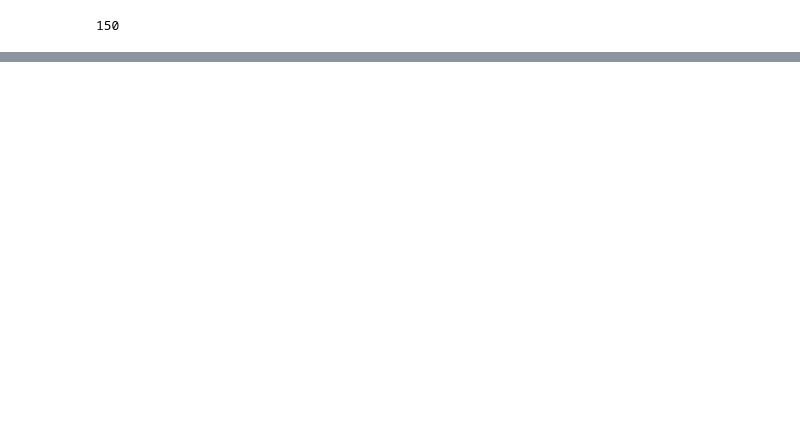
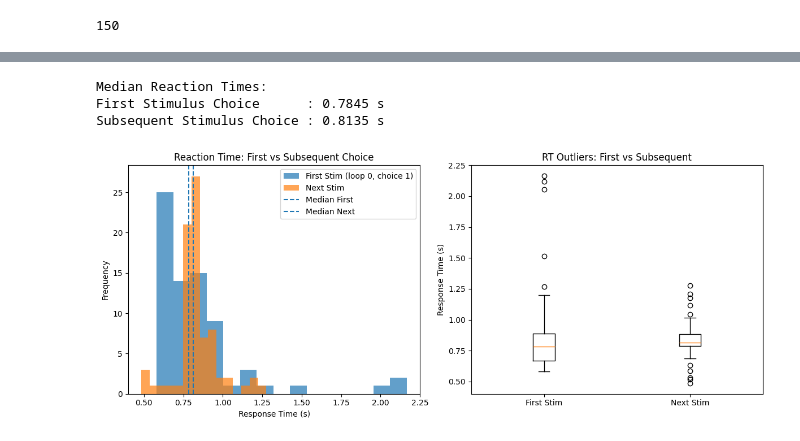
Before and after one commit to Jealiee/Parkinsons-Signal-Analysis, a Jupyter notebook: main.ipynb, the cells around one changed output, grey strips where cells are left out. Cells and saved outputs as stored; diff of their text form; code cells hidden in the pictures; blank space fills up the shorter version.

```diff
--- a/main.ipynb
+++ b/main.ipynb
@@ -86,0 +182,49 @@ df.to_csv(output_path,index=False)
+# %%
+# Check reaction time median between 1st shown symbol and any subsequent symbol
+df = pd.read_csv(output_path)
+
+df["choice_type"] = df.apply(
+    lambda row: (
+        "first stim"
+        if (row["loop"] == 0 and row["chosen_symbol"] == 1)
+        else "next stim"
+    ),
+    axis=1,
+)
+
+median_rt = df.groupby("choice_type")["response_time"].median()
+
+print("Median Reaction Times:")
+print(f"First Stimulus Choice      : {median_rt.get('first stim', float('nan')):.4f} s")
+print(f"Subsequent Stimulus Choice : {median_rt.get('next stim', float('nan')):.4f} s")
+
+rt_first = df[df["choice_type"] == "first stim"]["response_time"]
+rt_next = df[df["choice_type"] == "next stim"]["response_time"]
+
+fig, axes = plt.subplots(1, 2, figsize=(12, 5))
+
+axes[0].hist(rt_first, bins=15, alpha=0.7, label="First Stim (loop 0, choice 1)")
+axes[0].hist(rt_next, bins=15, alpha=0.7, label="Next Stim")
+
+axes[0].axvline(rt_first.median(), linestyle="--", label="Median First")
+axes[0].axvline(rt_next.median(), linestyle="--", label="Median Next")
+
+axes[0].set_title("Reaction Time: First vs Subsequent Choice")
+axes[0].set_xlabel("Response Time (s)")
+axes[0].set_ylabel("Frequency")
+axes[0].legend()
+
+axes[1].boxplot(
+    [rt_first, rt_next], labels=["First Stim", "Next Stim"], showfliers=True
+)
+
+axes[1].set_title("RT Outliers: First vs Subsequent")
+axes[1].set_ylabel("Response Time (s)")
+
+plt.tight_layout()
+plt.show()
+# %% [output]
+Median Reaction Times:
+First Stimulus Choice      : 0.7845 s
+Subsequent Stimulus Choice : 0.8135 s
+[figure, added]
```
Also changed, not shown: parts of 10 cells of this notebook.
